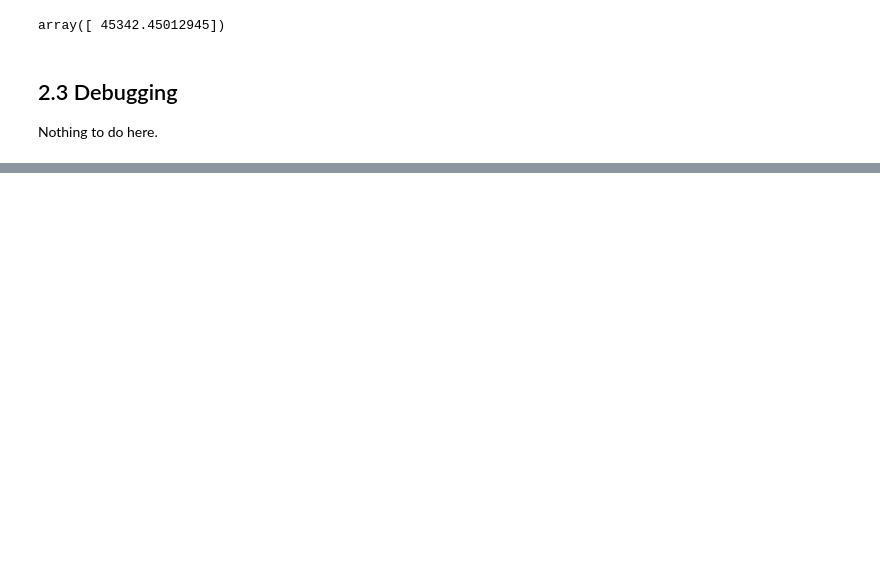
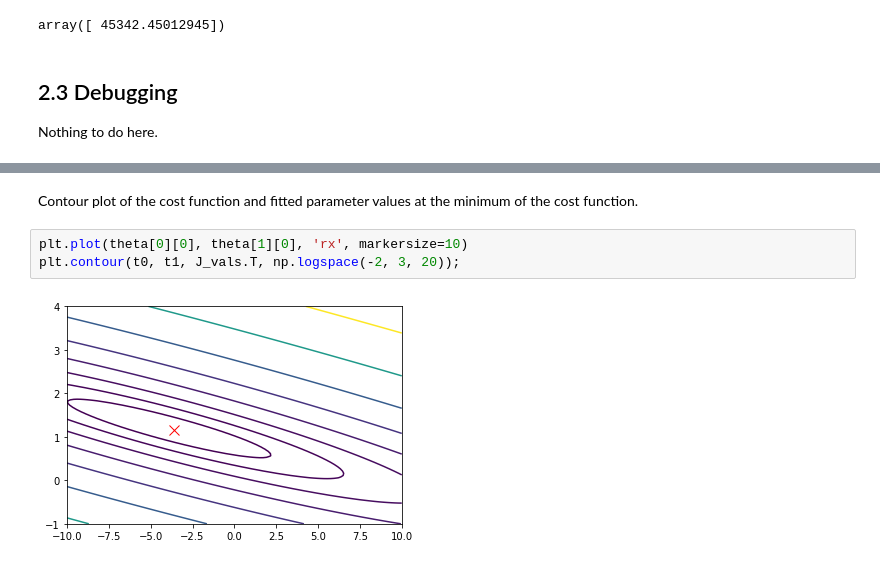
Before and after one commit to jackgill/coursera-machine-learning, a Jupyter notebook: machine-learning-ex1/ex1/ex1.ipynb, the cells around one changed output, grey strips where cells are left out. Saved outputs shown, nothing was run; the diff lists cells and outputs as text; blank space fills up the shorter version.

```diff
--- a/machine-learning-ex1/ex1/ex1.ipynb
+++ b/machine-learning-ex1/ex1/ex1.ipynb
@@ -146,0 +202,7 @@ Nothing to do here.
+# %% [markdown]
+Contour plot of the cost function and fitted parameter values at the minimum of the cost function.
+# %%
+plt.plot(theta[0][0], theta[1][0], 'rx', markersize=10)
+plt.contour(t0, t1, J_vals.T, np.logspace(-2, 3, 20));
+# %% [output]
+[figure, added]
```
Also changed, not shown: parts of 13 cells of this notebook.
